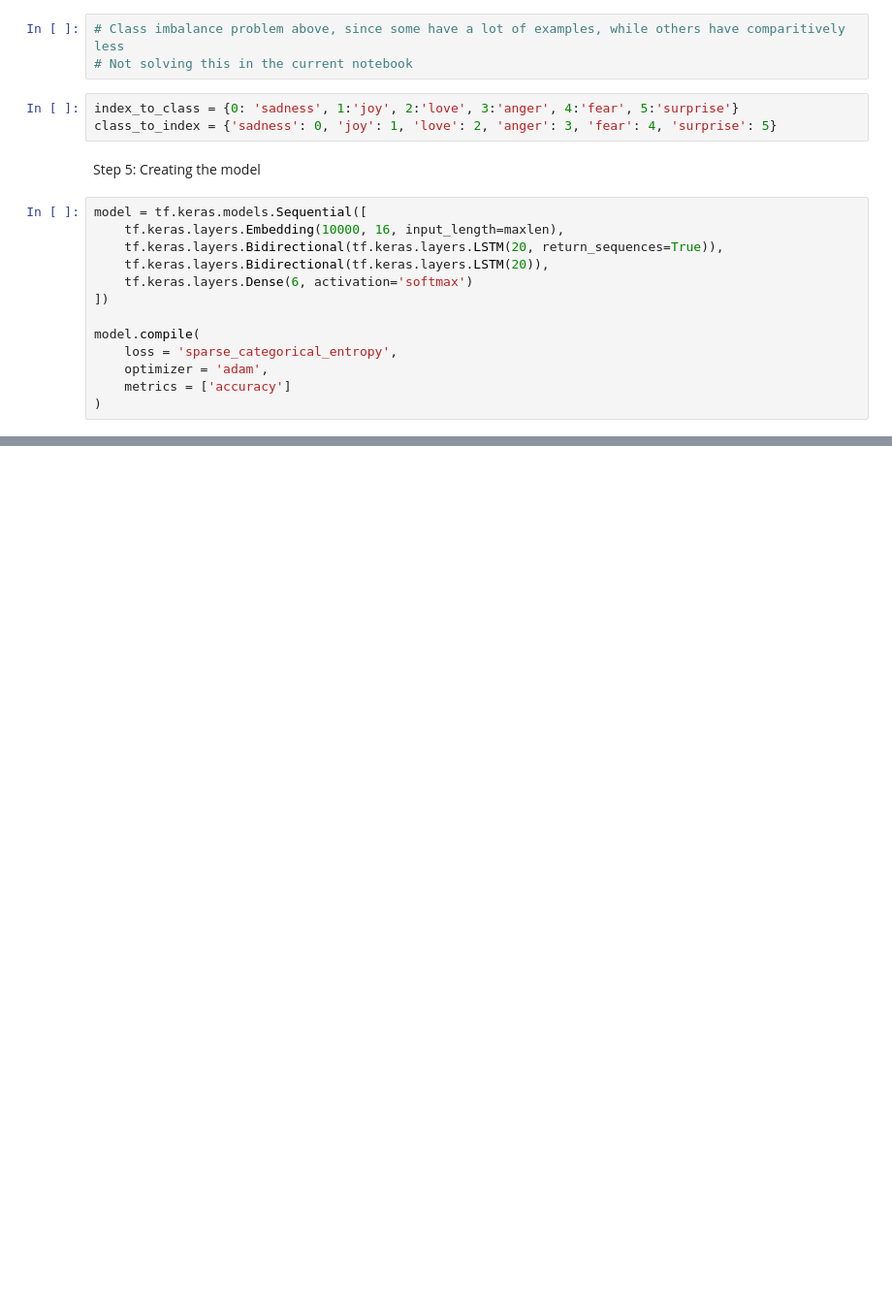
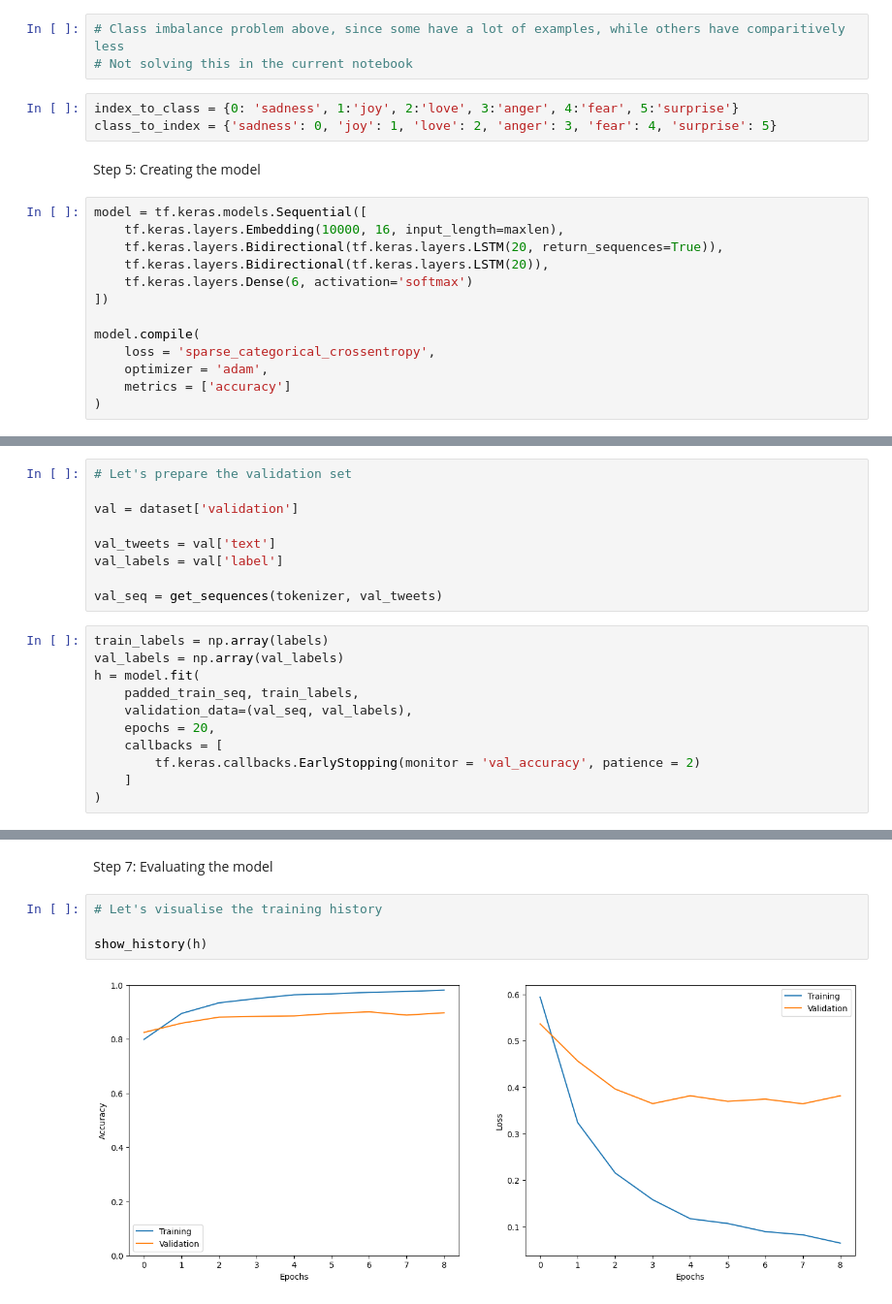
Before and after one commit to ankit-gahlawat-007/Tweet-Emotion-Recognition, a Jupyter notebook: tweet-emotion-recognition.ipynb, the cells around one changed output, grey strips where cells are left out. Shown at 97% size. Drawn from its saved outputs; the diff is of its cells as text; blank space fills up the shorter version.

Commit message:
Run and evaluate the model

```diff
--- a/tweet-emotion-recognition.ipynb
+++ b/tweet-emotion-recognition.ipynb
@@ -216,7 +216,7 @@ model = tf.keras.models.Sequential([
 ])
 
 model.compile(
-    loss = 'sparse_categorical_entropy',
+    loss = 'sparse_categorical_crossentropy',
     optimizer = 'adam',
     metrics = ['accuracy']
 )
@@ -244,0 +247,20 @@ _________________________________________________________________
+# %%
+# Let's prepare the validation set
+
+val = dataset['validation']
+
+val_tweets = val['text']
+val_labels = val['label']
+
+val_seq = get_sequences(tokenizer, val_tweets)
+# %%
+train_labels = np.array(labels)
+val_labels = np.array(val_labels)
+h = model.fit(
+    padded_train_seq, train_labels,
+    validation_data=(val_seq, val_labels),
+    epochs = 20,
+    callbacks = [
+        tf.keras.callbacks.EarlyStopping(monitor = 'val_accuracy', patience = 2)
+    ]
+)
@@ -244,0 +286,8 @@ _________________________________________________________________
+# %% [markdown]
+Step 7: Evaluating the model
+# %%
+# Let's visualise the training history
+
+show_history(h)
+# %% [output]
+[figure, added]
```
Also changed, not shown: parts of 7 cells of this notebook.
